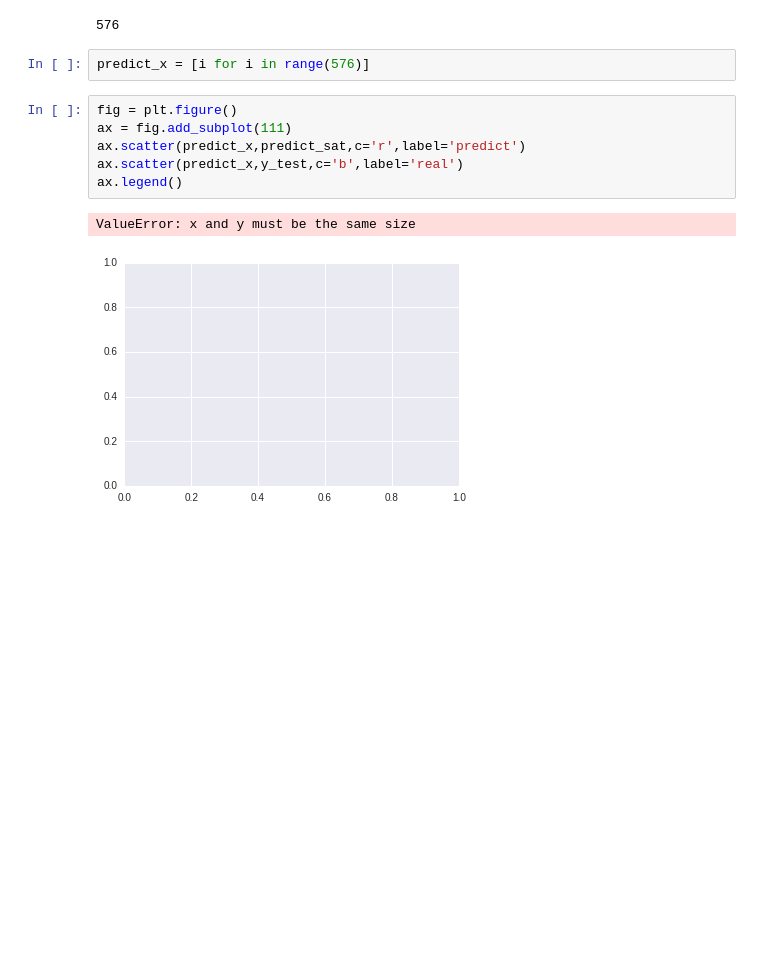
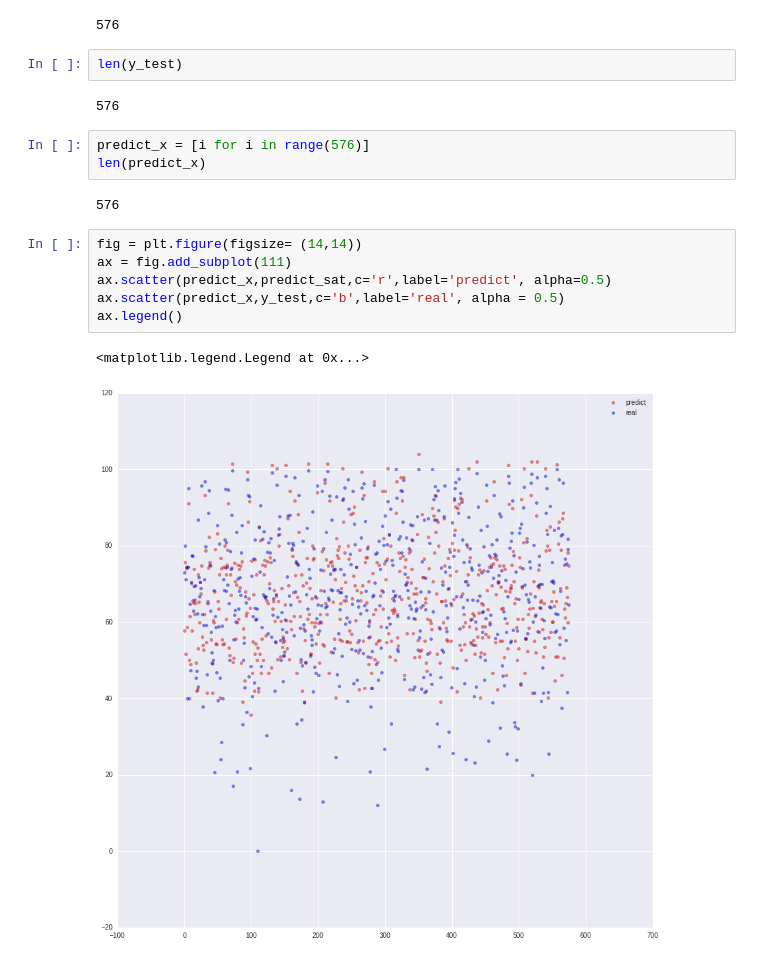
Before and after one commit to ckyko/CSC59970Project, a Jupyter notebook: NYC_high_school_Q2.ipynb, the cells around one changed output. Saved outputs shown, nothing was run; the diff lists cells and outputs as text; blank space fills up the shorter version.

```diff
--- a/NYC_high_school_Q2.ipynb
+++ b/NYC_high_school_Q2.ipynb
@@ -411,14 +410,21 @@ array([  73. ,   80. ,   71.1,   74.4,   40. ,   74.4,   95.1,   40. ,
 len(predict_sat)
 # %% [output]
 576
+# %%
+len(y_test)
+# %% [output]
+576
 # %%
 predict_x = [i for i in range(576)]
+len(predict_x)
+# %% [output]
+576
 # %%
-fig = plt.figure()
+fig = plt.figure(figsize= (14,14))
 ax = fig.add_subplot(111)
-ax.scatter(predict_x,predict_sat,c='r',label='predict')
-ax.scatter(predict_x,y_test,c='b',label='real')
+ax.scatter(predict_x,predict_sat,c='r',label='predict', alpha=0.5)
+ax.scatter(predict_x,y_test,c='b',label='real', alpha = 0.5)
 ax.legend()
 # %% [output]
-ValueError: x and y must be the same size
+<matplotlib.legend.Legend at 0x...>
-[figure, old version]
+[figure, new version]
```
Also changed, not shown: parts of 1 cell of this notebook.
